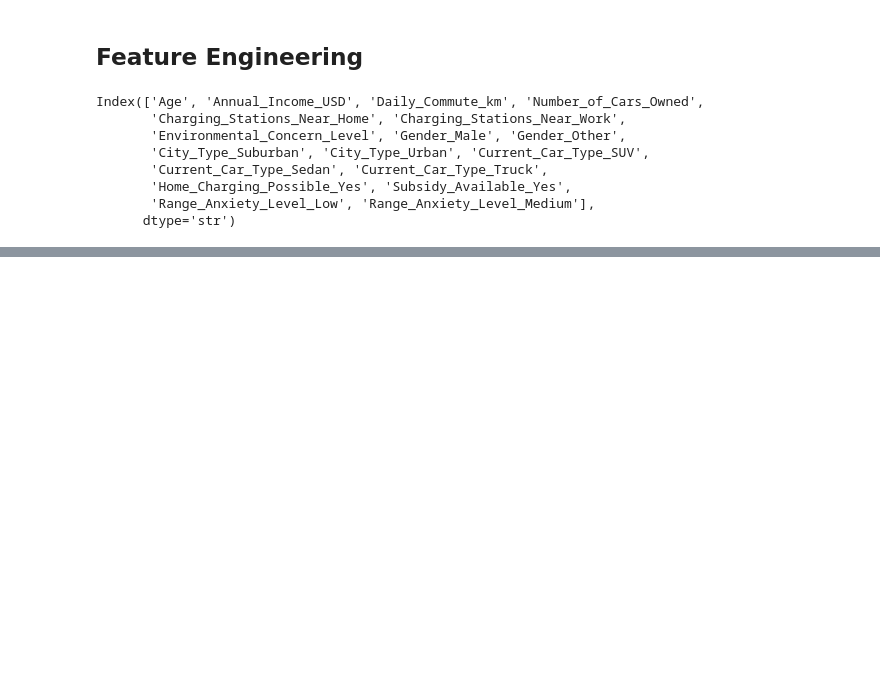
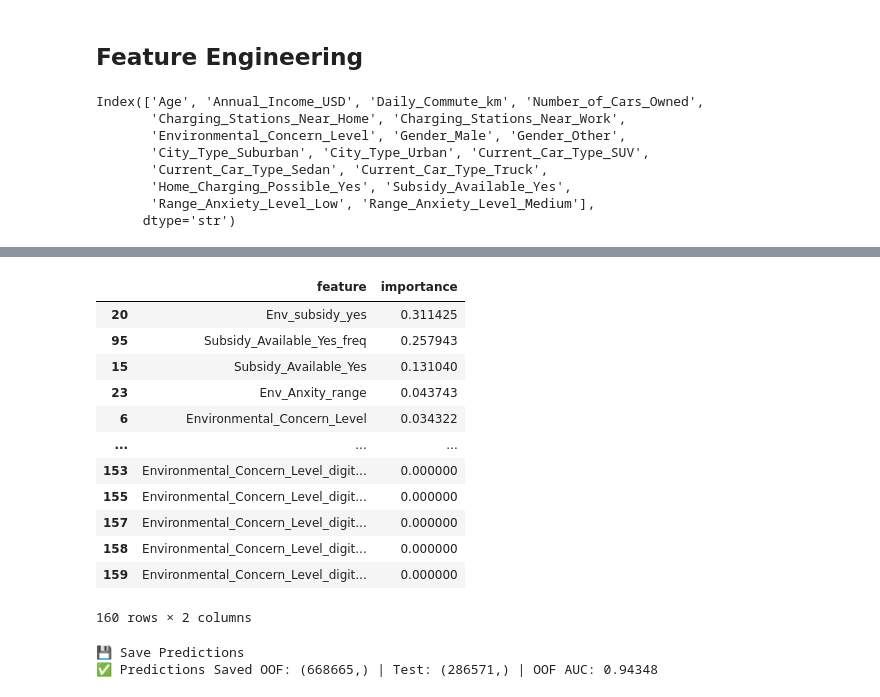
Before and after one commit to advait-kale/Data-Analysis-, a Jupyter notebook: Kaggle Predicting Electric Vehicle Purchases.ipynb, the cells around one changed output, grey strips where cells are left out. Cells and saved outputs as stored; diff of their text form; code cells hidden in the pictures; blank space fills up the shorter version.

```diff
--- a/Kaggle Predicting Electric Vehicle Purchases.ipynb
+++ b/Kaggle Predicting Electric Vehicle Purchases.ipynb
@@ -348,4 +335,15 @@ X["Env_subsidy_yes"] = X["Environmental_Concern_Level"] * X["Subsidy_Available_Y
 test["Env_subsidy_yes"] = test["Environmental_Concern_Level"] * test["Subsidy_Available_Yes"]
 
 # -ve correlation
+    # +ve * -ve
+
+X["Subsidy_yes_urban"] = X["Subsidy_Available_Yes"] * X["City_Type_Urban"]
+test["Subsidy_yes_urban"] = test["Subsidy_Available_Yes"] * test["City_Type_Urban"]
+
+    # +ve / -ve
+X["Subsidy_Yes_work_comute"] = X["Subsidy_Available_Yes"] / (X["Daily_Commute_km"] + 1)
+test["Subsidy_Yes_work_comute"] = test["Subsidy_Available_Yes"] / (test["Daily_Commute_km"] + 1)
+
+X["Env_Anxity_range"] = X["Environmental_Concern_Level"] / (X["Range_Anxiety_Level_Medium"] + 1)
+test["Env_Anxity_range"] = test["Environmental_Concern_Level"] / (test["Range_Anxiety_Level_Medium"] + 1)
 # %%
@@ -354,0 +376,18 @@ TypeError: Series.corr() missing 1 required positional argument: 'other'
+# %%
+from IPython.core import formatters
+from pandas.core.common import random_state
+digit_num_cols = [
+    'Age', 'Annual_Income_USD', 'Daily_Commute_km',
+    'Number_of_Cars_Owned', 'Charging_Stations_Near_Home',
+    'Charging_Stations_Near_Work', 'Environmental_Concern_Level'
+]
+for col in digit_num_cols:
+    for k in range(-4, 4):
+        new_col = f"{col}_digit{k}"
+        X[new_col] = (X[col].fillna(0) // (10**k) % 10).astype('int8')
+        test[new_col] = (test[col].fillna(0) // (10**k) % 10).astype('int8')
+
+for col in X.columns:
+    freq_map = pd.concat([X[col], test[col]], axis=0).value_counts(normalize=True).to_dict()
+    X[f"{col}_freq"] = X[col].map(freq_map).astype("float").values
+    test[f"{col}_freq"] = test[col].map(freq_map).astype("float").values
@@ -354,0 +534,26 @@ TypeError: Series.corr() missing 1 required positional argument: 'other'
+# %%
+importance_df
+# %% [output]
+|  | feature | importance |
+| 20 | Env_subsidy_yes | 0.311425 |
+| 95 | Subsidy_Available_Yes_freq | 0.257943 |
+| 15 | Subsidy_Available_Yes | 0.131040 |
+| 23 | Env_Anxity_range | 0.043743 |
+| 6 | Environmental_Concern_Level | 0.034322 |
+| ... | ... | ... |
+| 153 | Environmental_Concern_Level_digit... | 0.000000 |
+| 155 | Environmental_Concern_Level_digit... | 0.000000 |
+| 157 | Environmental_Concern_Level_digit... | 0.000000 |
+| 158 | Environmental_Concern_Level_digit... | 0.000000 |
+| 159 | Environmental_Concern_Level_digit... | 0.000000 |
+160 rows × 2 columns
+# %%
+np.save('oof_preds_base.npy', oof_preds)
+np.save('test_preds_base.npy', test_preds)
+
+print("💾 Save Predictions")
+print("✅ Predictions Saved",
+          f"OOF: {oof_preds.shape} | Test: {test_preds.shape} | OOF AUC: {fold_auc:.5f}")
+# %% [output]
+💾 Save Predictions
+✅ Predictions Saved OOF: (668665,) | Test: (286571,) | OOF AUC: 0.94348
```
Also changed, not shown: parts of 10 cells of this notebook, 4 other files.
